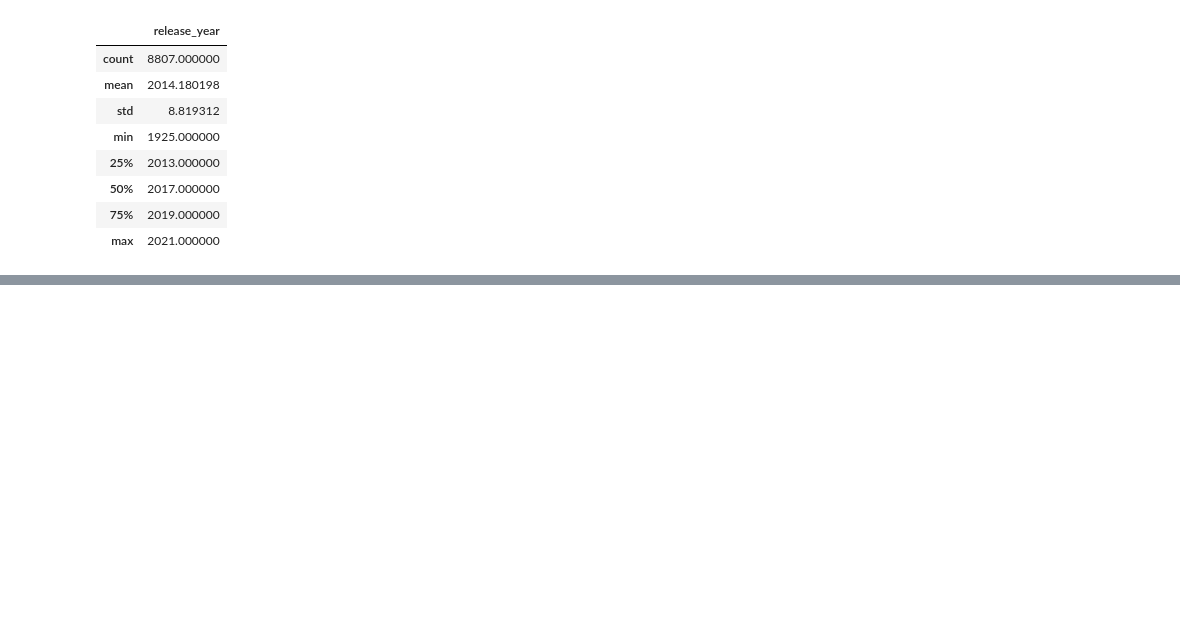
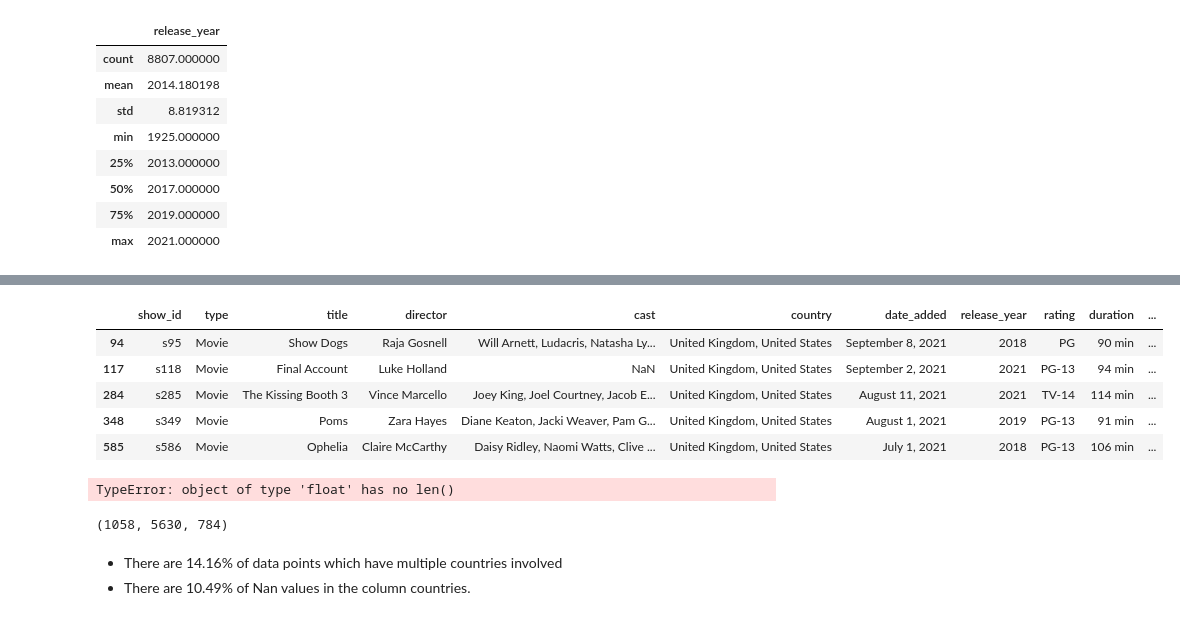
Before and after one commit to RickyMiura/Netflix-Hulu-EDA, a Jupyter notebook: final_project_cleaned.ipynb, the cells around one changed output, grey strips where cells are left out. Saved outputs shown, nothing was run; the diff lists cells and outputs as text; code cells hidden in the pictures; blank space fills up the shorter version.

```diff
--- a/final_project_cleaned.ipynb
+++ b/final_project_cleaned.ipynb
@@ -80,3 +148,3 @@ df_cleaned = df[(df['release_year'] >= 2010) & (df['release_year'] <= 2021)].cop
 # %%
 # Drop columns
-df_cleaned.drop(['show_id', 'description'], axis=1, inplace=True)
+# df_cleaned.drop(['show_id', 'description'], axis=1, inplace=True)
@@ -82,0 +171,9 @@ df_cleaned.drop(['show_id', 'description'], axis=1, inplace=True)
+# %%
+df_cleaned[df_cleaned['country']=='United Kingdom, United States'].head(5)
+# %% [output]
+|  | show_id | type | title | director | cast | country | date_added | release_year | rating | duration | ... |
+| 94 | s95 | Movie | Show Dogs | Raja Gosnell | Will Arnett, Ludacris, Natasha Ly... | United Kingdom, United States | September 8, 2021 | 2018 | PG | 90 min | ... |
+| 117 | s118 | Movie | Final Account | Luke Holland | NaN | United Kingdom, United States | September 2, 2021 | 2021 | PG-13 | 94 min | ... |
+| 284 | s285 | Movie | The Kissing Booth 3 | Vince Marcello | Joey King, Joel Courtney, Jacob E... | United Kingdom, United States | August 11, 2021 | 2021 | TV-14 | 114 min | ... |
+| 348 | s349 | Movie | Poms | Zara Hayes | Diane Keaton, Jacki Weaver, Pam G... | United Kingdom, United States | August 1, 2021 | 2019 | PG-13 | 91 min | ... |
+| 585 | s586 | Movie | Ophelia | Claire McCarthy | Daisy Ridley, Naomi Watts, Clive ... | United Kingdom, United States | July 1, 2021 | 2018 | PG-13 | 106 min | ... |
@@ -82,0 +182,4 @@ df_cleaned.drop(['show_id', 'description'], axis=1, inplace=True)
+# %%
+len(df_cleaned['country_cleaned'][3])
+# %% [output]
+TypeError: object of type 'float' has no len()
@@ -82,0 +199,7 @@ df_cleaned.drop(['show_id', 'description'], axis=1, inplace=True)
+# %%
+len(more), len(single), len(nan) 7472
+# %% [output]
+(1058, 5630, 784)
+# %% [markdown]
+* There are 14.16% of data points which have multiple countries involved
+* There are 10.49% of Nan values in the column countries.
```
Also changed, not shown: parts of 73 cells of this notebook, 2 other files.
